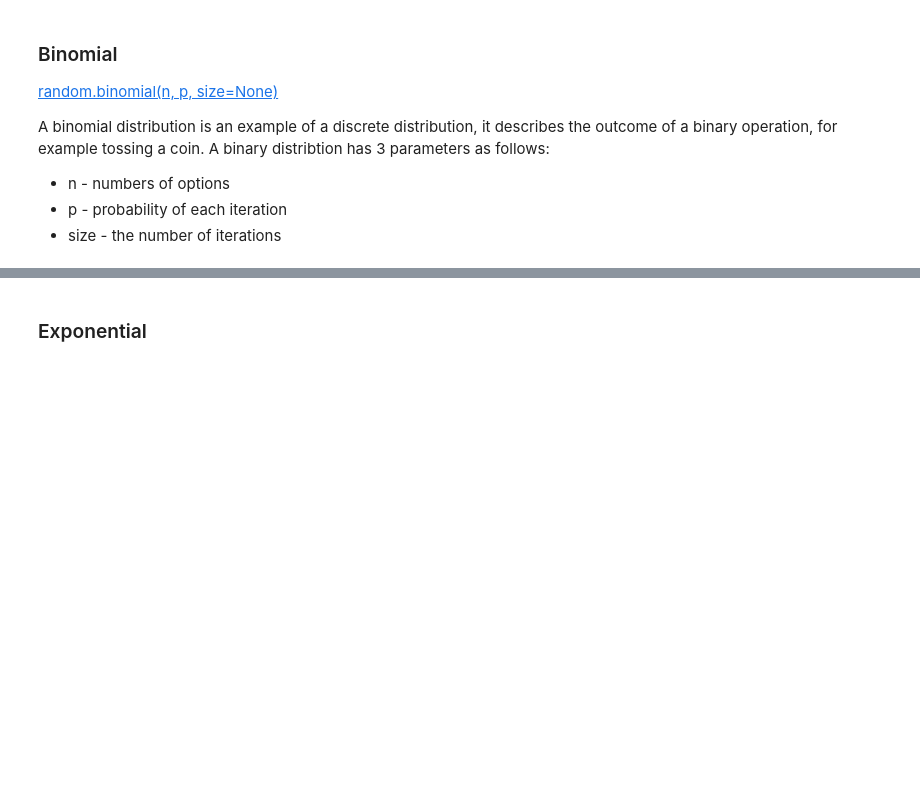
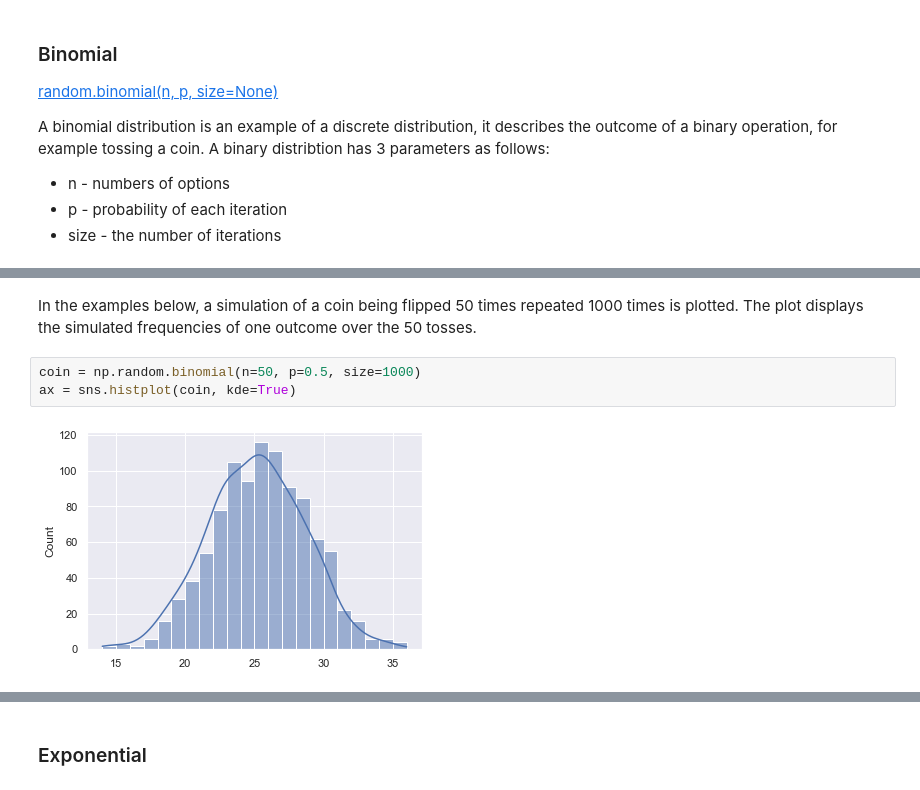
Before and after one commit to ShanePAustin/numpy-random, a Jupyter notebook: numpy-random.ipynb, the cells around one changed output, grey strips where cells are left out. Drawn from its saved outputs; the diff is of its cells as text; blank space fills up the shorter version.

```diff
--- a/numpy-random.ipynb
+++ b/numpy-random.ipynb
@@ -642,0 +651,7 @@ ax = sns.histplot(coin, binwidth=0.5)
+# %% [markdown]
+In the examples below, a simulation of a coin being flipped 50 times repeated 1000 times is plotted. The plot displays the simulated frequencies of one outcome over the 50 tosses.
+# %%
+coin = np.random.binomial(n=50, p=0.5, size=1000)
+ax = sns.histplot(coin, kde=True)
+# %% [output]
+[figure, added]
```
Also changed, not shown: parts of 45 cells of this notebook.
